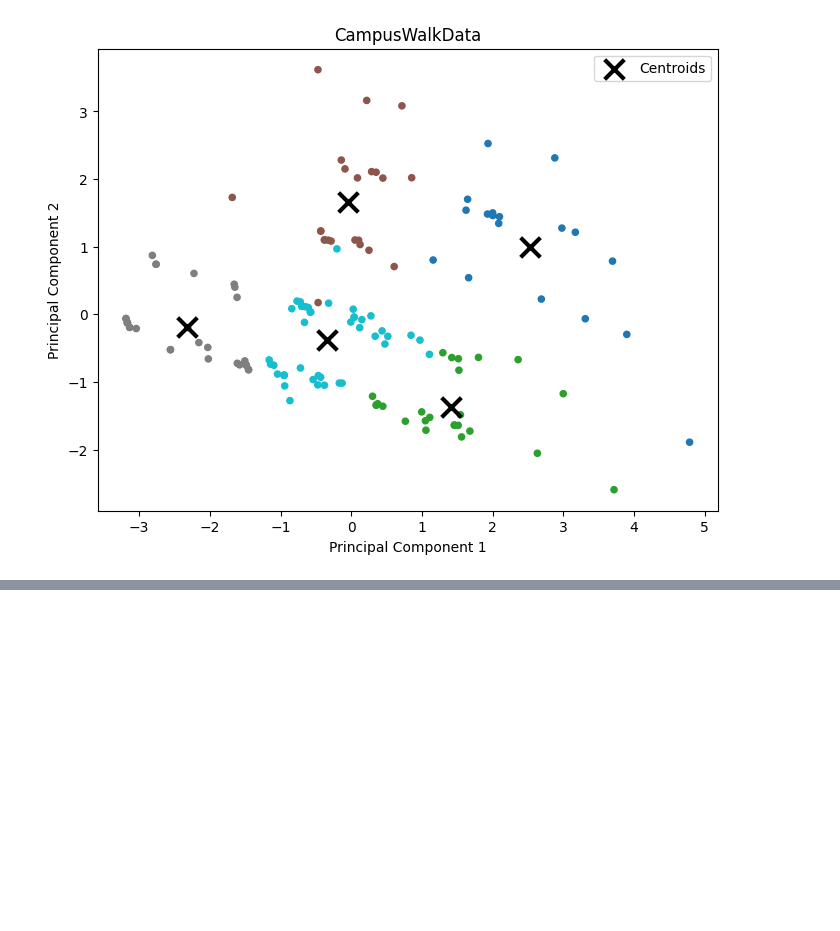
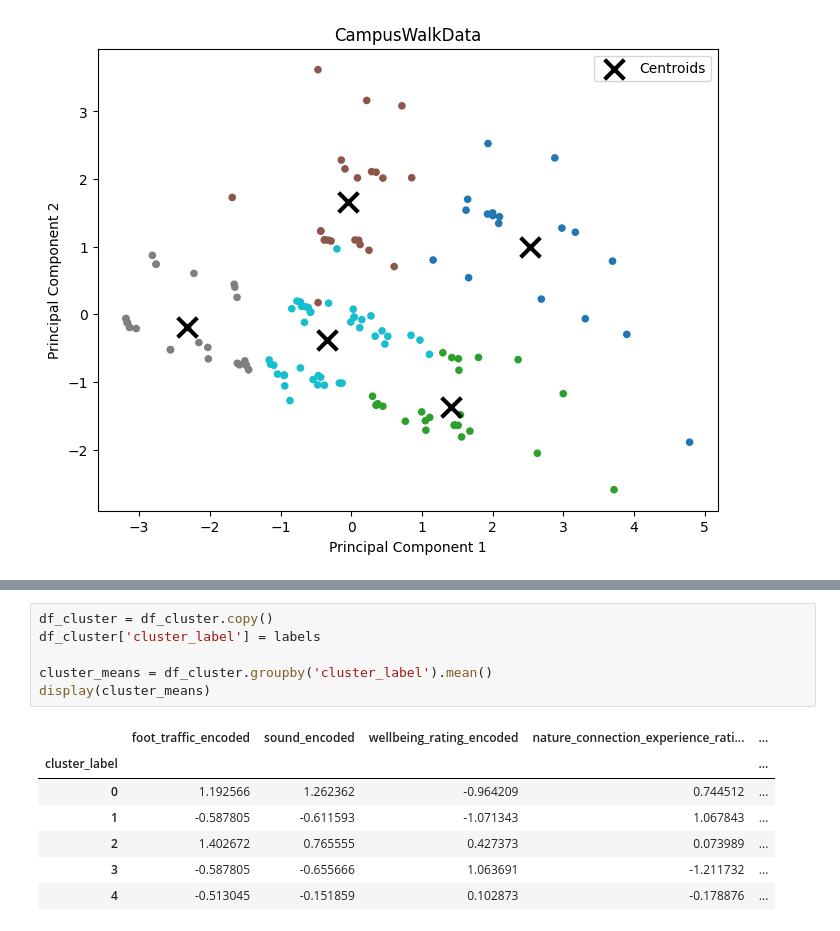
Before and after one commit to RonsJose/ml-project-colab, a Jupyter notebook: Project.ipynb, the cells around one changed output, grey strips where cells are left out. Cells and saved outputs as stored; diff of their text form; blank space fills up the shorter version.

```diff
--- a/Project.ipynb
+++ b/Project.ipynb
@@ -490,0 +581,14 @@ See the caveats in the documentation: https://pandas.pydata.org/pandas-docs/stab
+# %%
+df_cluster = df_cluster.copy()
+df_cluster['cluster_label'] = labels
+
+cluster_means = df_cluster.groupby('cluster_label').mean()
+display(cluster_means)
+# %% [output]
+|  | foot_traffic_encoded | sound_encoded | wellbeing_rating_encoded | nature_connection_experience_rati... | ... |
+| cluster_label |  |  |  |  | ... |
+| 0 | 1.192566 | 1.262362 | -0.964209 | 0.744512 | ... |
+| 1 | -0.587805 | -0.611593 | -1.071343 | 1.067843 | ... |
+| 2 | 1.402672 | 0.765555 | 0.427373 | 0.073989 | ... |
+| 3 | -0.587805 | -0.655666 | 1.063691 | -1.211732 | ... |
+| 4 | -0.513045 | -0.151859 | 0.102873 | -0.178876 | ... |
```
Also changed, not shown: parts of 19 cells of this notebook.
